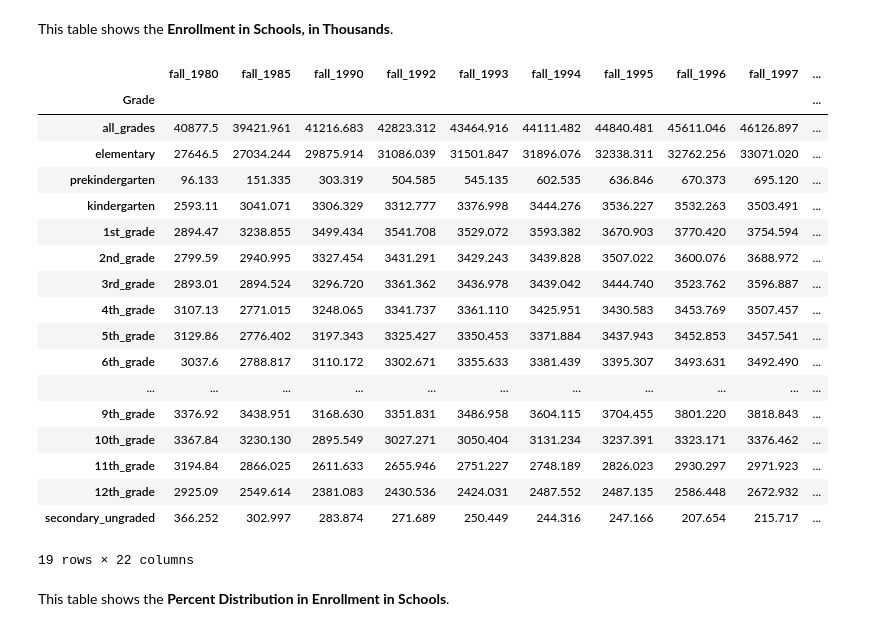
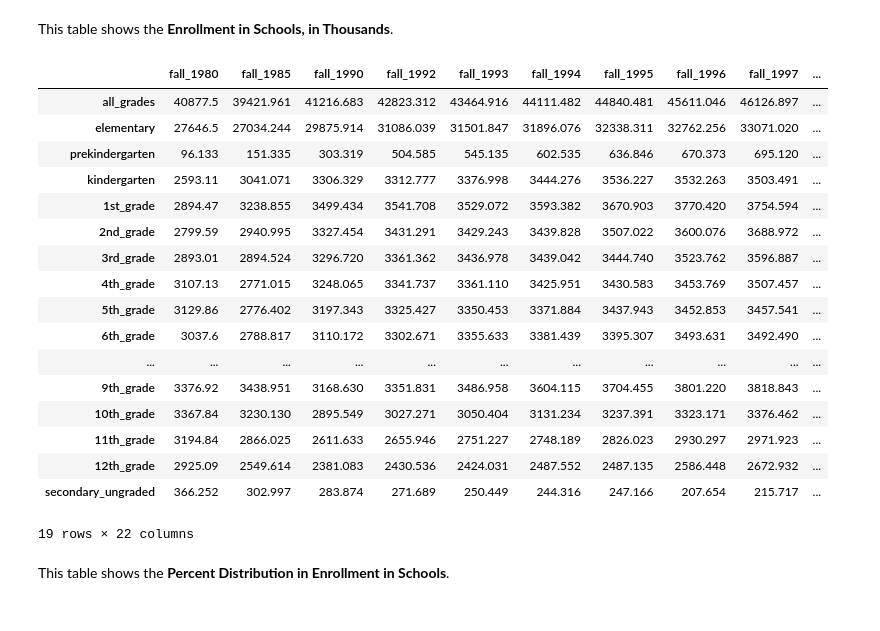
Before and after one commit to briannakathrynm/portfolio-briannakathrynm, a Jupyter notebook: submission_1.ipynb, the cells around one changed output. Cells and saved outputs as stored; diff of their text form; code cells hidden in the pictures.

```diff
--- a/submission_1.ipynb
+++ b/submission_1.ipynb
@@ -183,11 +184,11 @@ This table shows the **Enrollment in Schools, in Thousands**.
 # %%
 # First table
 df1 = clean_table.iloc[:19]
 df1.style.set_caption("Enrollment in Schools, in Thousands")
+df1.index.name = None
 df1
 # %% [output]
 |  | fall_1980 | fall_1985 | fall_1990 | fall_1992 | fall_1993 | fall_1994 | fall_1995 | fall_1996 | fall_1997 | ... |
-| Grade |  |  |  |  |  |  |  |  |  | ... |
 | all_grades | 40877.5 | 39421.961 | 41216.683 | 42823.312 | 43464.916 | 44111.482 | 44840.481 | 45611.046 | 46126.897 | ... |
 | elementary | 27646.5 | 27034.244 | 29875.914 | 31086.039 | 31501.847 | 31896.076 | 32338.311 | 32762.256 | 33071.020 | ... |
 | prekindergarten | 96.133 | 151.335 | 303.319 | 504.585 | 545.135 | 602.535 | 636.846 | 670.373 | 695.120 | ... |
```
Also changed, not shown: parts of 2 cells of this notebook, 4 other files.
